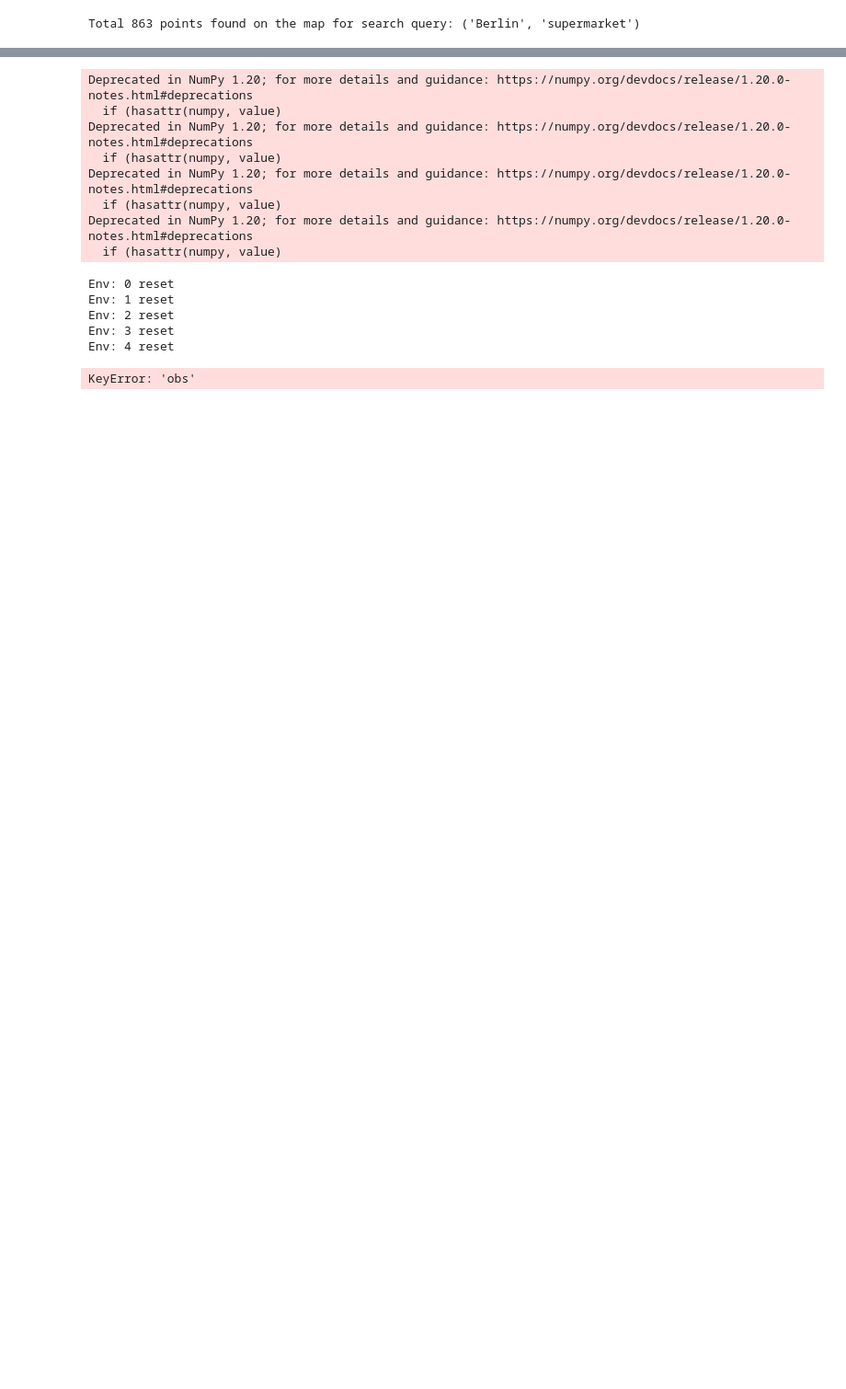
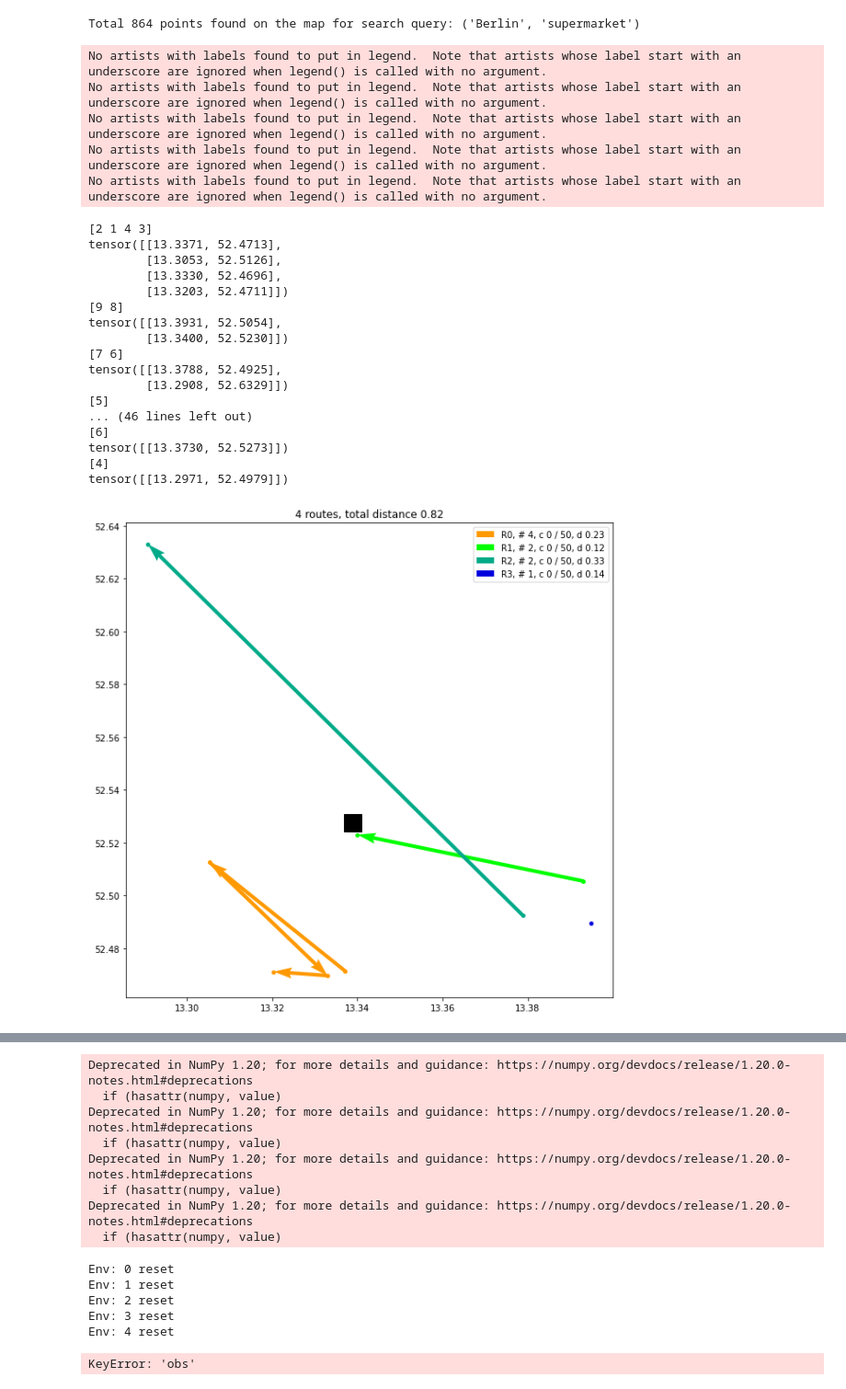
Before and after one commit to JaishreeJanu/realistic_vrp_deep_reinforcement_learning, a Jupyter notebook: realistic_vrp/VRP_Environment.ipynb, the cells around one changed output, grey strips where cells are left out. Shown at 92% size. Saved outputs shown, nothing was run; the diff lists cells and outputs as text; code cells hidden in the pictures; blank space fills up the shorter version.

Commit message:
add render

```diff
--- a/realistic_vrp/VRP_Environment.ipynb
+++ b/realistic_vrp/VRP_Environment.ipynb
@@ -136,5 +33,40 @@ def generate_graphs(address, shop_type, graph_size, n_instances, edge_type = "di
 # %%
-graphs = generate_graphs(address="Berlin", shop_type="supermarket", graph_size=10, n_instances=5)
-#print(graphs[0])
+## Working of the class OSM_graph, check DONE!!
+osm_graph = OSM_graph()
+graphs = osm_graph.generate_graphs(address="Berlin", shop_type="supermarket", graph_size=10, n_instances=5)
 # %% [output]
-Total 863 points found on the map for search query: ('Berlin', 'supermarket')
+Total 864 points found on the map for search query: ('Berlin', 'supermarket')
+# %%
+## Initialize the dummy tour
+tours = torch.tensor([[ 2,  1,  4,  3,  0,  9,  8,  0,  7,  6,  0,  5],
+        [ 9,  1,  0,  6,  2,  7,  8,  5,  0,  3,  4,  0],
+        [ 9,  5,  7,  3,  4,  0,  1,  2,  6,  0,  8,  0],
+        [ 1,  5,  3,  8,  0,  6,  2,  4,  9,  0,  7,  0],
+        [ 1,  9,  3,  2,  0,  5,  8,  7,  0,  6,  0,  4]])
+# %%
+## Test the render with dummy tour, check DONE !!
+test_env = VRPEnv(graphs[0], 0).render(graphs, tours)
+# %% [output]
+No artists with labels found to put in legend.  Note that artists whose label start with an underscore are ignored when legend() is called with no argument.
+No artists with labels found to put in legend.  Note that artists whose label start with an underscore are ignored when legend() is called with no argument.
+No artists with labels found to put in legend.  Note that artists whose label start with an underscore are ignored when legend() is called with no argument.
+No artists with labels found to put in legend.  Note that artists whose label start with an underscore are ignored when legend() is called with no argument.
+No artists with labels found to put in legend.  Note that artists whose label start with an underscore are ignored when legend() is called with no argument.
+[2 1 4 3]
+tensor([[13.3371, 52.4713],
+        [13.3053, 52.5126],
+        [13.3330, 52.4696],
+        [13.3203, 52.4711]])
+[9 8]
+tensor([[13.3931, 52.5054],
+        [13.3400, 52.5230]])
+[7 6]
+tensor([[13.3788, 52.4925],
+        [13.2908, 52.6329]])
+[5]
+... (46 lines left out)
+[6]
+tensor([[13.3730, 52.5273]])
+[4]
+tensor([[13.2971, 52.4979]])
+[figure, added]
```
Also changed, not shown: parts of 9 cells of this notebook, 3 other files.
